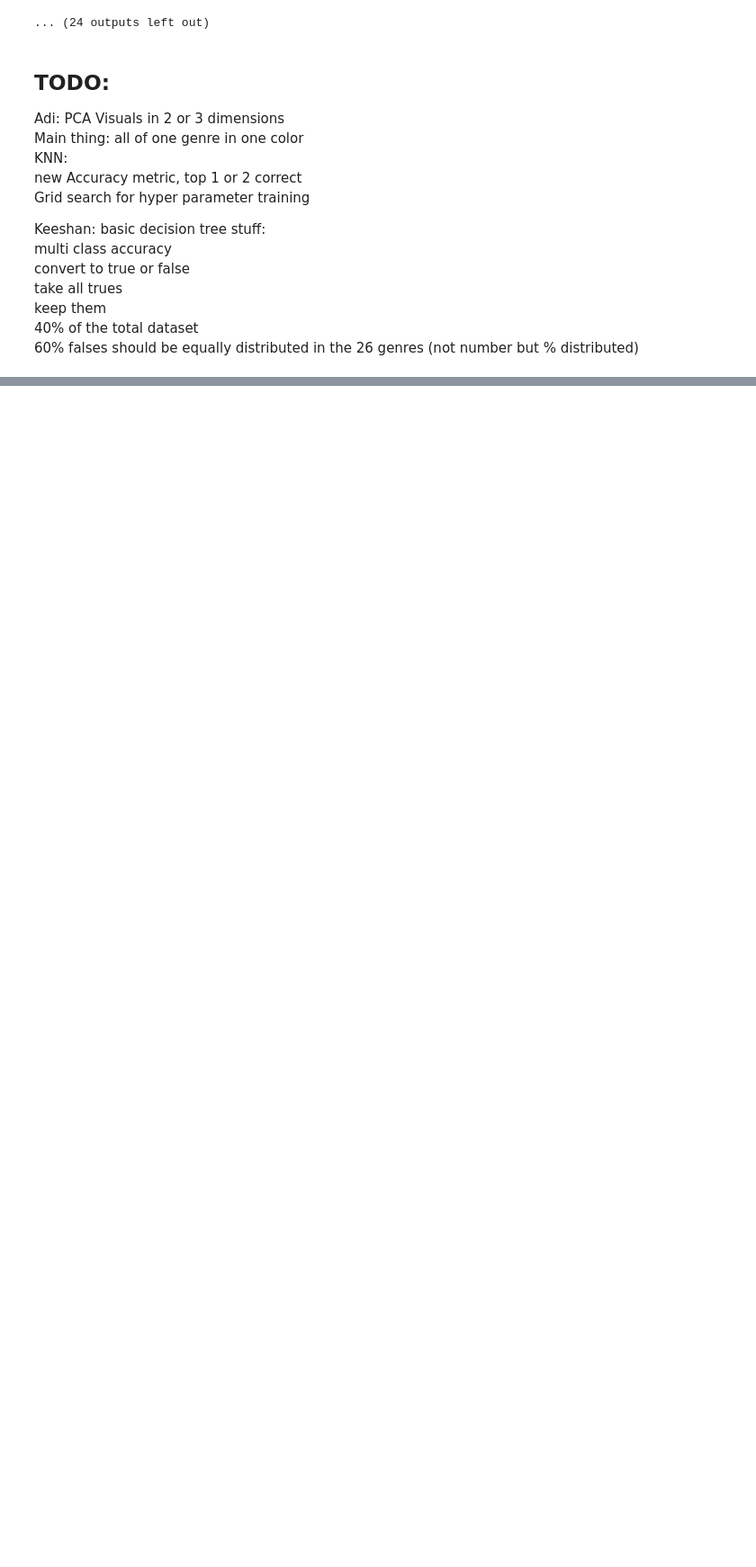
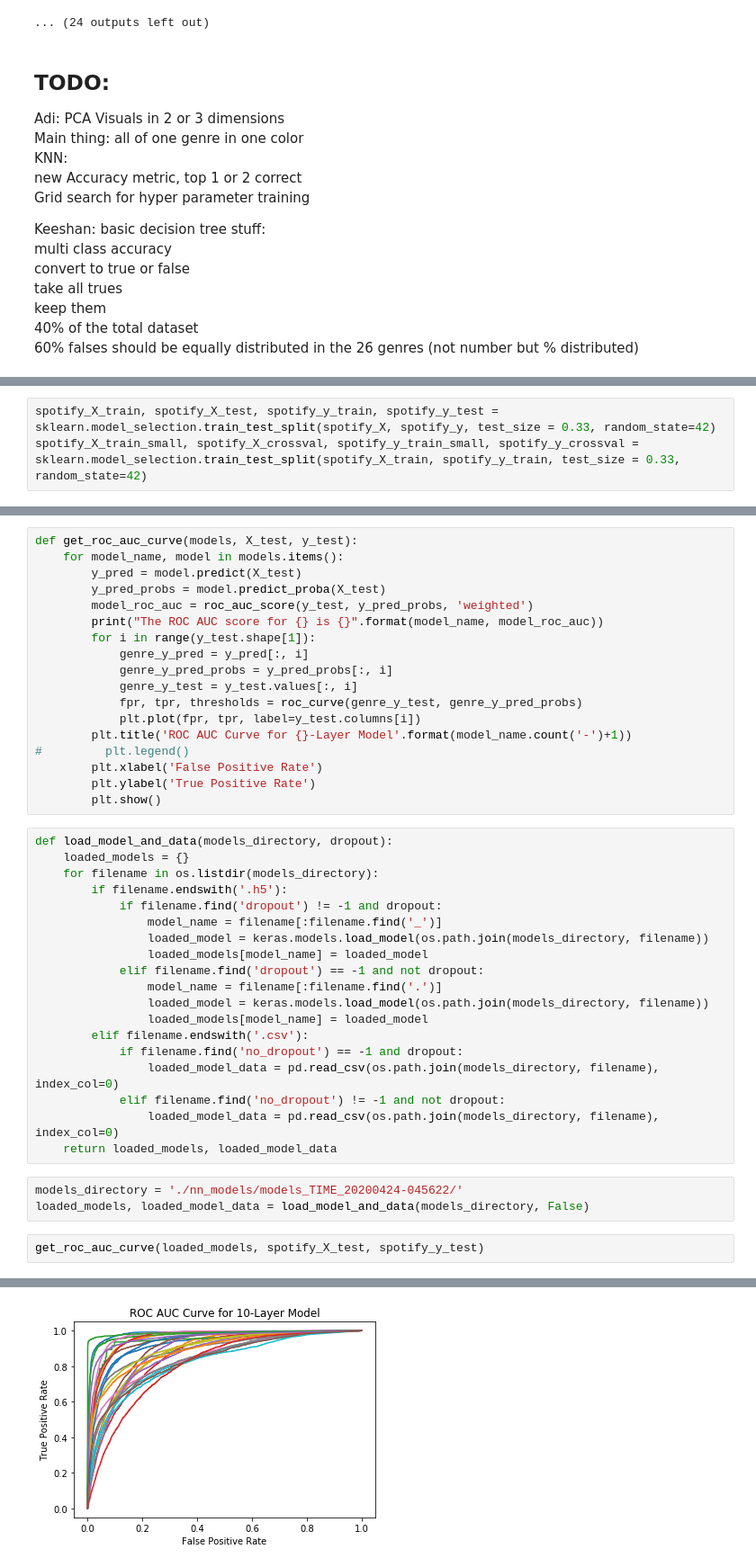
Before and after one commit to iarhbahsir/spotify-genre, a Jupyter notebook: DataCleaning.ipynb, the cells around one changed output, grey strips where cells are left out. Shown at 90% size. Saved outputs shown, nothing was run; the diff lists cells and outputs as text; blank space fills up the shorter version.

```diff
--- a/DataCleaning.ipynb
+++ b/DataCleaning.ipynb
@@ -1535,0 +1600,3 @@ multi class accuracy
+# %%
+spotify_X_train, spotify_X_test, spotify_y_train, spotify_y_test = sklearn.model_selection.train_test_split(spotify_X, spotify_y, test_size = 0.33, random_state=42)
+spotify_X_train_small, spotify_X_crossval, spotify_y_train_small, spotify_y_crossval = sklearn.model_selection.train_test_split(spotify_X_train, spotify_y_train, test_size = 0.33, random_state=42)
@@ -1535,0 +1817,43 @@ multi class accuracy
+# %%
+def get_roc_auc_curve(models, X_test, y_test):
+    for model_name, model in models.items():
+        y_pred = model.predict(X_test)
+        y_pred_probs = model.predict_proba(X_test)
+        model_roc_auc = roc_auc_score(y_test, y_pred_probs, 'weighted')
+        print("The ROC AUC score for {} is {}".format(model_name, model_roc_auc))
+        for i in range(y_test.shape[1]):
+            genre_y_pred = y_pred[:, i]
+            genre_y_pred_probs = y_pred_probs[:, i]
+            genre_y_test = y_test.values[:, i]
+            fpr, tpr, thresholds = roc_curve(genre_y_test, genre_y_pred_probs)
+            plt.plot(fpr, tpr, label=y_test.columns[i])
+        plt.title('ROC AUC Curve for {}-Layer Model'.format(model_name.count('-')+1))
+#         plt.legend()
+        plt.xlabel('False Positive Rate')
+        plt.ylabel('True Positive Rate')
+        plt.show()
+# %%
+def load_model_and_data(models_directory, dropout):
+    loaded_models = {}
+    for filename in os.listdir(models_directory):
+        if filename.endswith('.h5'):
+            if filename.find('dropout') != -1 and dropout:
+                model_name = filename[:filename.find('_')]
+                loaded_model = keras.models.load_model(os.path.join(models_directory, filename))
+                loaded_models[model_name] = loaded_model
+            elif filename.find('dropout') == -1 and not dropout:
+                model_name = filename[:filename.find('.')]
+                loaded_model = keras.models.load_model(os.path.join(models_directory, filename))
+                loaded_models[model_name] = loaded_model
+        elif filename.endswith('.csv'):
+            if filename.find('no_dropout') == -1 and dropout:
+                loaded_model_data = pd.read_csv(os.path.join(models_directory, filename), index_col=0)
+            elif filename.find('no_dropout') != -1 and not dropout:
+                loaded_model_data = pd.read_csv(os.path.join(models_directory, filename), index_col=0)
+    return loaded_models, loaded_model_data
+# %%
+models_directory = './nn_models/models_TIME_20200424-045622/'
+loaded_models, loaded_model_data = load_model_and_data(models_directory, False)
+# %%
+get_roc_auc_curve(loaded_models, spotify_X_test, spotify_y_test)
+# %% [output]
@@ -1535,0 +1861 @@ multi class accuracy
+[figure, added]
```
Also changed, not shown: parts of 32 cells of this notebook.
